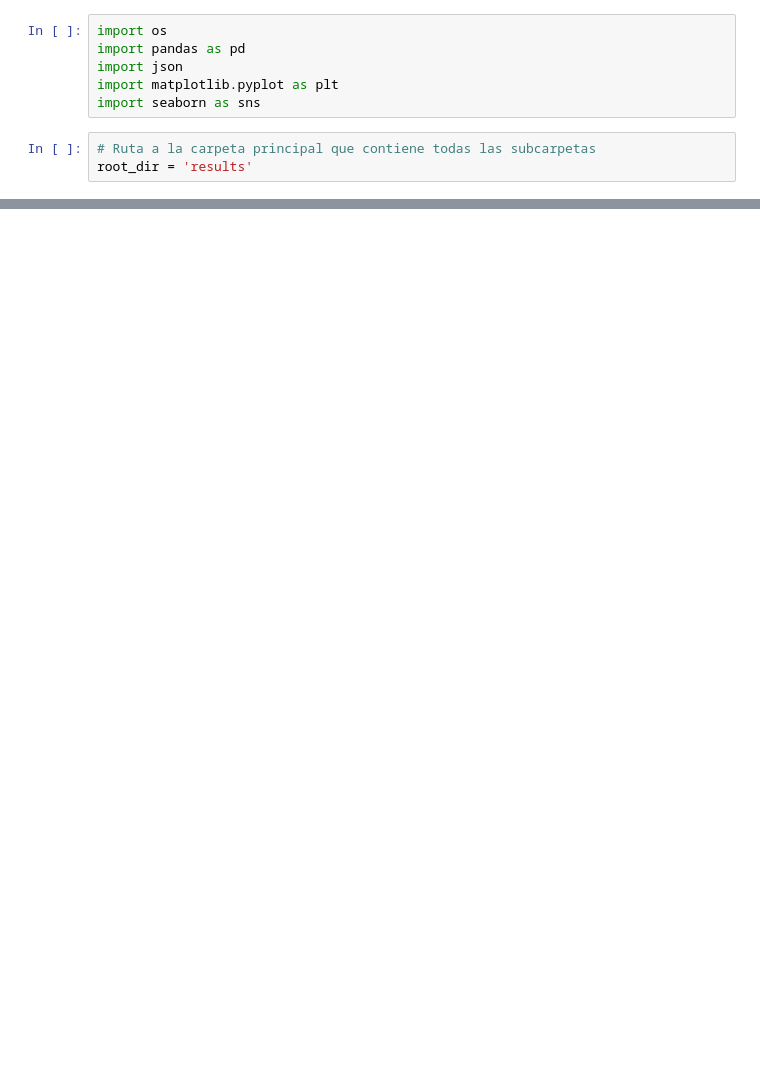
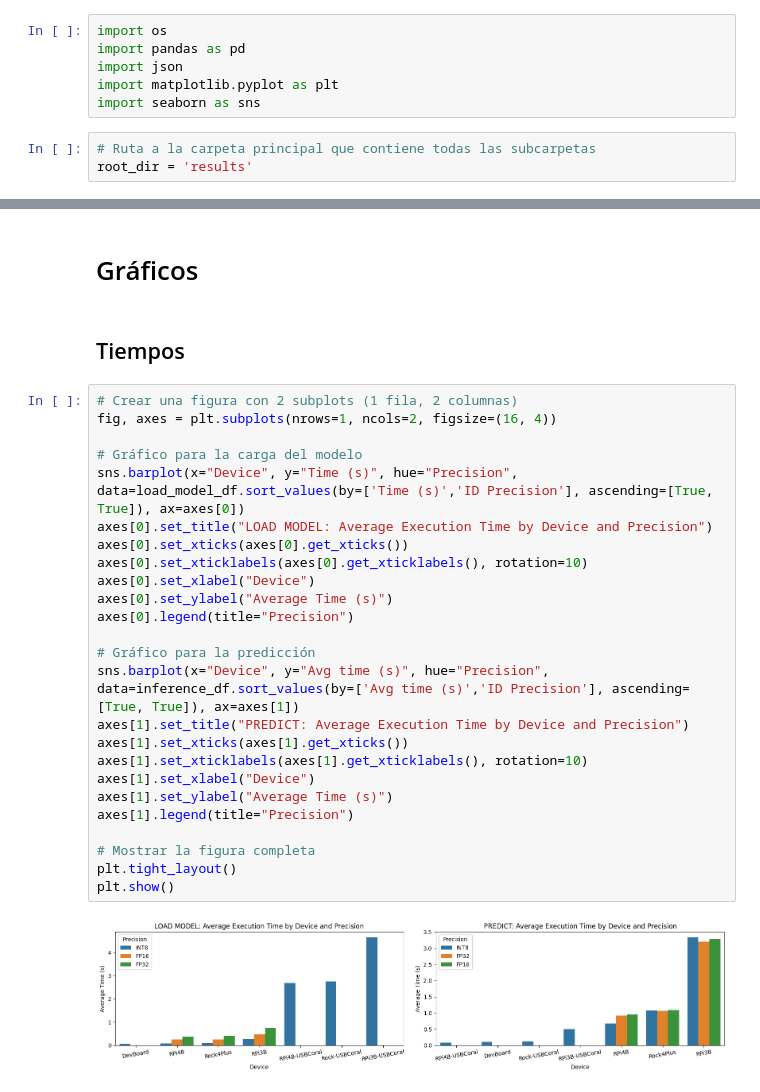
Before and after one commit to mmr689/yolo-consumptions, a Jupyter notebook: 07_Results-analysis.ipynb, the cells around one changed output, grey strips where cells are left out. Saved outputs shown, nothing was run; the diff lists cells and outputs as text; blank space fills up the shorter version.

```diff
--- a/07_Results-analysis.ipynb
+++ b/07_Results-analysis.ipynb
@@ -380,0 +126,31 @@ plt.show()
+# %% [markdown]
+# Gráficos
+# %% [markdown]
+## Tiempos
+# %%
+# Crear una figura con 2 subplots (1 fila, 2 columnas)
+fig, axes = plt.subplots(nrows=1, ncols=2, figsize=(16, 4))
+
+# Gráfico para la carga del modelo
+sns.barplot(x="Device", y="Time (s)", hue="Precision", data=load_model_df.sort_values(by=['Time (s)','ID Precision'], ascending=[True, True]), ax=axes[0])
+axes[0].set_title("LOAD MODEL: Average Execution Time by Device and Precision")
+axes[0].set_xticks(axes[0].get_xticks())
+axes[0].set_xticklabels(axes[0].get_xticklabels(), rotation=10)
+axes[0].set_xlabel("Device")
+axes[0].set_ylabel("Average Time (s)")
+axes[0].legend(title="Precision")
+
+# Gráfico para la predicción
+sns.barplot(x="Device", y="Avg time (s)", hue="Precision", data=inference_df.sort_values(by=['Avg time (s)','ID Precision'], ascending=[True, True]), ax=axes[1])
+axes[1].set_title("PREDICT: Average Execution Time by Device and Precision")
+axes[1].set_xticks(axes[1].get_xticks())
+axes[1].set_xticklabels(axes[1].get_xticklabels(), rotation=10)
+axes[1].set_xlabel("Device")
+axes[1].set_ylabel("Average Time (s)")
+axes[1].legend(title="Precision")
+
+# Mostrar la figura completa
+plt.tight_layout()
+plt.show()
+# %% [output]
+[figure, added]
```
Also changed, not shown: parts of 40 cells of this notebook.
